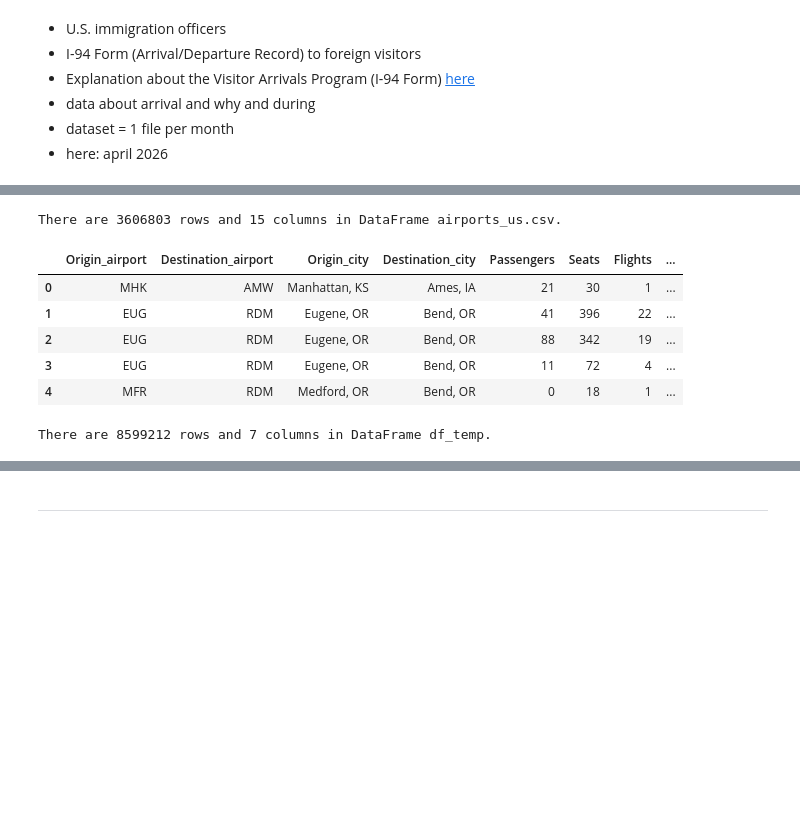
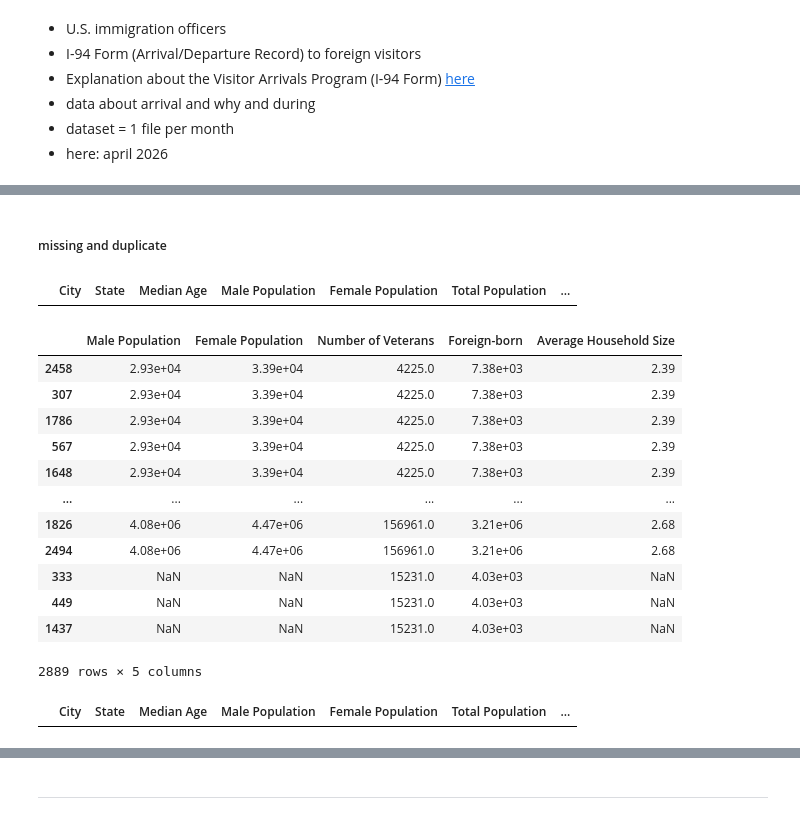
Before and after one commit to anthelix/udacity_capstone, a Jupyter notebook: 1_capstone_notebook.ipynb, the cells around one changed output, grey strips where cells are left out. Saved outputs shown, nothing was run; the diff lists cells and outputs as text; code cells hidden in the pictures; blank space fills up the shorter version.

```diff
--- a/1_capstone_notebook.ipynb
+++ b/1_capstone_notebook.ipynb
@@ -156,40 +605,49 @@ visatype|  Class of admission legally admitting the non-immigrant to temporarily
+# %% [markdown]
+##### missing and duplicate
+# %%
+df_dup = n_df[n_df.duplicated(keep=False)].sort_values("City")
+df_dup
+# %% [output]
+|  | City | State | Median Age | Male Population | Female Population | Total Population | ... |
+# %%
+cols = [col for col in n_df.columns if n_df[col].isnull().any()]
+df_miss = n_df[cols]
+df_miss.head()
+df_miss[pd.isnull(df_miss).any(axis=1)]
+# %% [output]
+|  | Male Population | Female Population | Number of Veterans | Foreign-born | Average Household Size |
+| 2458 | 2.93e+04 | 3.39e+04 | 4225.0 | 7.38e+03 | 2.39 |
+| 307 | 2.93e+04 | 3.39e+04 | 4225.0 | 7.38e+03 | 2.39 |
+| 1786 | 2.93e+04 | 3.39e+04 | 4225.0 | 7.38e+03 | 2.39 |
+| 567 | 2.93e+04 | 3.39e+04 | 4225.0 | 7.38e+03 | 2.39 |
+| 1648 | 2.93e+04 | 3.39e+04 | 4225.0 | 7.38e+03 | 2.39 |
+| ... | ... | ... | ... | ... | ... |
+| 1826 | 4.08e+06 | 4.47e+06 | 156961.0 | 3.21e+06 | 2.68 |
+| 2494 | 4.08e+06 | 4.47e+06 | 156961.0 | 3.21e+06 | 2.68 |
+| 333 | NaN | NaN | 15231.0 | 4.03e+03 | NaN |
+| 449 | NaN | NaN | 15231.0 | 4.03e+03 | NaN |
+| 1437 | NaN | NaN | 15231.0 | 4.03e+03 | NaN |
+2889 rows × 5 columns
+# %%
+duplicateRowsDF = n_df[n_df.duplicated()]
+duplicateRowsDF
+# %% [output]
+|  | City | State | Median Age | Male Population | Female Population | Total Population | ... |
 # %%
 # airports_us.csv KAGGLE
-description   = " Dataset from KAGGLE, usefule to follow where go aliens"
-name          = "df_airport_us"
-file          = "airports_us.csv"
-
-n_df          = pd.read_csv(path+file, nrows = nRowsRead)
-nRow, nCol    = n_df.shape
+nRowsRead = None # change and set to None for the whole data
+description = " Dataset from KAGGLE, usefule to follow where go aliens"
+name = "df_airport_us"
+file = "airports_us.csv"
+n_df = pd.read_csv(path+file, nrows = nRowsRead)
+nRow, nCol = n_df.shape
 print("There are {} rows and {} columns in DataFrame {}.".format(nRow, nCol, file))
 df_airport_us = n_df
 df_airport_us.head()
-
+#print(n_df.head(1))
+#print(n_df.info())
 #dic_1 = {'name': name, 'path': (path+file), 'nLines': nRow, 'nColomn': nCol, 'Description': description}
 #dic_1
-# %% [output]
-There are 3606803 rows and 15 columns in DataFrame airports_us.csv.
-|  | Origin_airport | Destination_airport | Origin_city | Destination_city | Passengers | Seats | Flights | ... |
-| 0 | MHK | AMW | Manhattan, KS | Ames, IA | 21 | 30 | 1 | ... |
-| 1 | EUG | RDM | Eugene, OR | Bend, OR | 41 | 396 | 22 | ... |
-| 2 | EUG | RDM | Eugene, OR | Bend, OR | 88 | 342 | 19 | ... |
-| 3 | EUG | RDM | Eugene, OR | Bend, OR | 11 | 72 | 4 | ... |
-| 4 | MFR | RDM | Medford, OR | Bend, OR | 0 | 18 | 1 | ... |
-# %%
-# download from kaggle the GlobalLandTemperaturesByCity.csv KAGGLE/UDACITY
-description   = "download from kaggle the GlobalLandTemperaturesByCity.csv KAGGLE/UDACITY"
-name          = "df_temp"
-file          = "GlobalLandTemperaturesByCity.csv"
-
-n_df          = pd.read_csv(path+file, sep=",", nrows = nRowsRead)
-nRow, nCol    = n_df.shape
-print("There are {} rows and {} columns in DataFrame {}.".format(nRow, nCol, name))
-df_temp       = n_df
-
-dic_2 = {'name': name, 'path': (path+file), 'nLines': nRow, 'nColomn': nCol, 'Description': description}
-#dic_2
-# %% [output]
-There are 8599212 rows and 7 columns in DataFrame df_temp.
 # %%
 # WDIData.csv Indicators developpement KAGGLE
 description      = "WDIData.csv country Indicators developpment KAGGLE"
```
Also changed, not shown: parts of 51 cells of this notebook.
